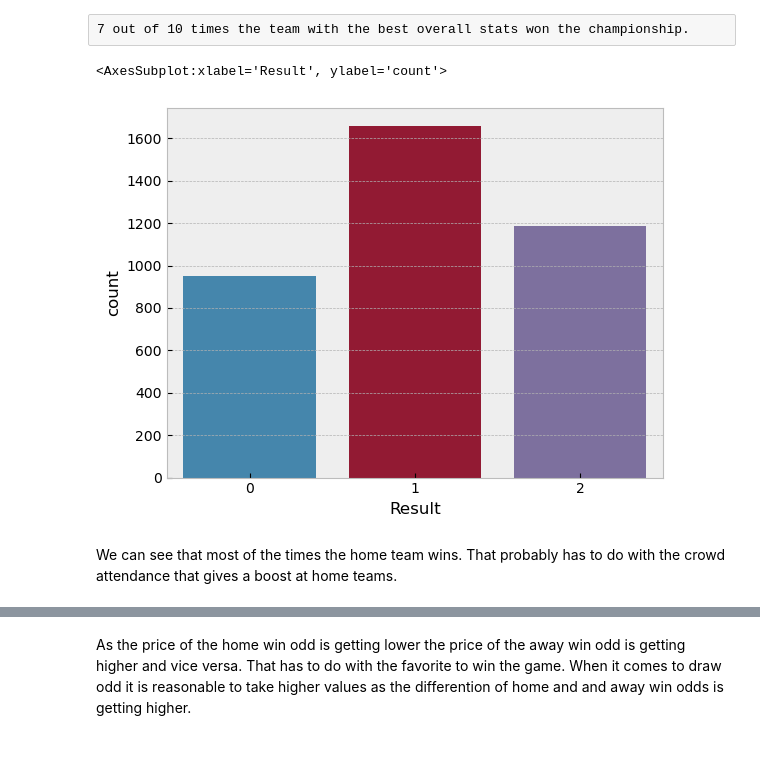
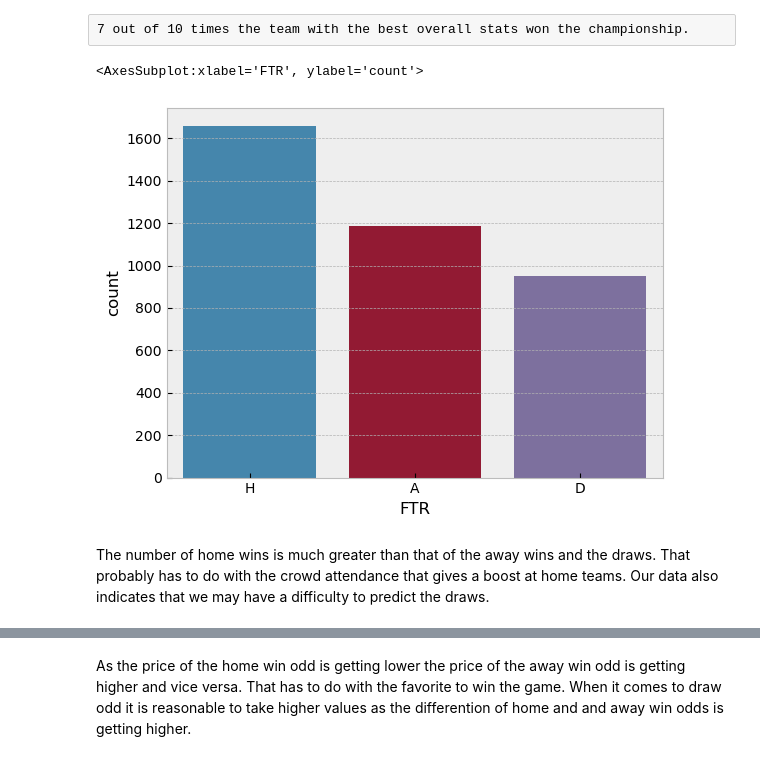
Before and after one commit to georgeanastasiadis/football-match-result-prediction-using-ml-techniques, a Jupyter notebook: EDA/serieA-eda.ipynb, the cells around one changed output, grey strips where cells are left out. Cells and saved outputs as stored; diff of their text form; code cells hidden in the pictures.

```diff
--- a/EDA/serieA-eda.ipynb
+++ b/EDA/serieA-eda.ipynb
@@ -227,12 +232,12 @@ dtype: float64
 # %% [raw]
 7 out of 10 times the team with the best overall stats won the championship.
 # %%
-sns.countplot(x='Result', data=df)
+sns.countplot(x='FTR', data=df)
 # %% [output]
-<AxesSubplot:xlabel='Result', ylabel='count'>
+<AxesSubplot:xlabel='FTR', ylabel='count'>
-[figure, old version]
+[figure, new version]
 # %% [markdown]
-We can see that most of the times the home team wins. That probably has to do with the crowd attendance that gives a boost at home teams.
+The number of home wins is much greater than that of the away wins and the draws. That probably has to do with the crowd attendance that gives a boost at home teams. Our data also indicates that we may have a difficulty to predict the draws.
 # %%
 plt.figure(figsize=(17,8))
 sns.heatmap(df.drop(['Date', 'HomeTeam', 'AwayTeam', 'Unnamed: 0'],axis=1).corr(),annot=True, cmap='viridis')
```
Also changed, not shown: parts of 31 cells of this notebook.
